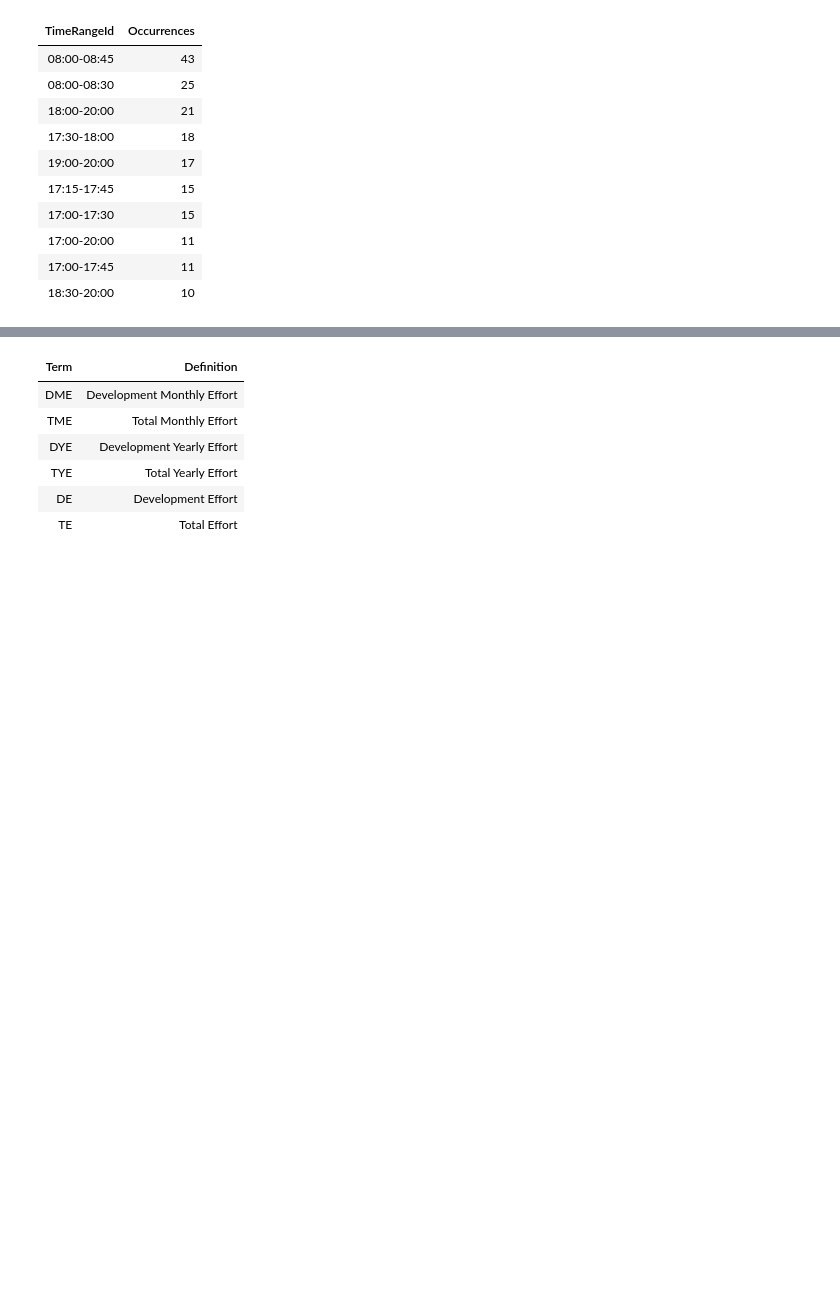
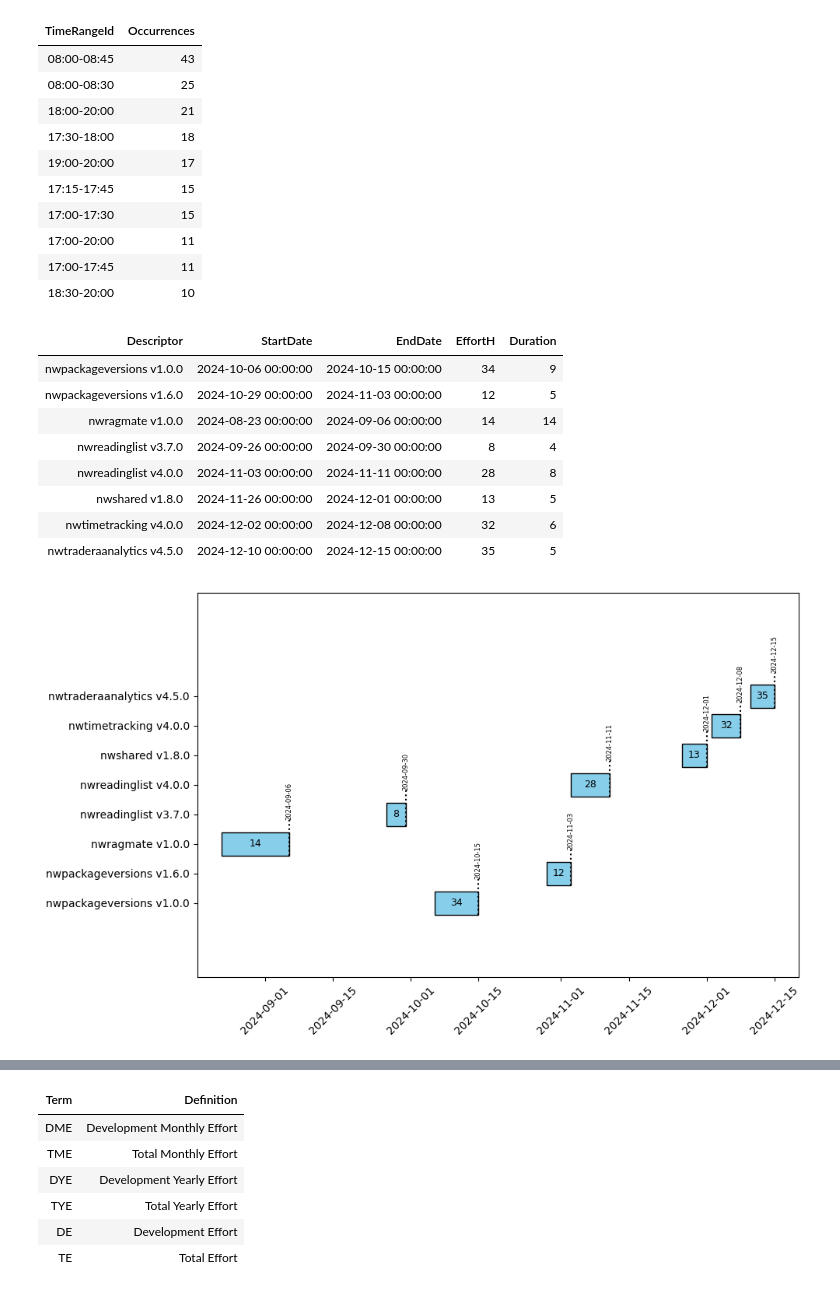
Before and after one commit to numbworks/nwtimetracking, a Jupyter notebook: src/nwtimetracking.ipynb, the cells around one changed output, grey strips where cells are left out. Cells and saved outputs as stored; diff of their text form; code cells hidden in the pictures; blank space fills up the shorter version.

Commit message:
#44 TimeTrackingProcessor, expanded. Notebook updated.

```diff
--- a/src/nwtimetracking.ipynb
+++ b/src/nwtimetracking.ipynb
@@ -227,3 +227,16 @@ tt_processor.process_tts_by_tr()
 | 17:00-20:00 | 11 |
 | 17:00-17:45 | 11 |
 | 18:30-20:00 | 10 |
+# %%
+tt_processor.process_tts_gantt_spnv()
+# %% [output]
+| Descriptor | StartDate | EndDate | EffortH | Duration |
+| nwpackageversions v1.0.0 | 2024-10-06 00:00:00 | 2024-10-15 00:00:00 | 34 | 9 |
+| nwpackageversions v1.6.0 | 2024-10-29 00:00:00 | 2024-11-03 00:00:00 | 12 | 5 |
+| nwragmate v1.0.0 | 2024-08-23 00:00:00 | 2024-09-06 00:00:00 | 14 | 14 |
+| nwreadinglist v3.7.0 | 2024-09-26 00:00:00 | 2024-09-30 00:00:00 | 8 | 4 |
+| nwreadinglist v4.0.0 | 2024-11-03 00:00:00 | 2024-11-11 00:00:00 | 28 | 8 |
+| nwshared v1.8.0 | 2024-11-26 00:00:00 | 2024-12-01 00:00:00 | 13 | 5 |
+| nwtimetracking v4.0.0 | 2024-12-02 00:00:00 | 2024-12-08 00:00:00 | 32 | 6 |
+| nwtraderaanalytics v4.5.0 | 2024-12-10 00:00:00 | 2024-12-15 00:00:00 | 35 | 5 |
+[figure, added]
```
Also changed, not shown: parts of 1 cell of this notebook, 1 other file.
